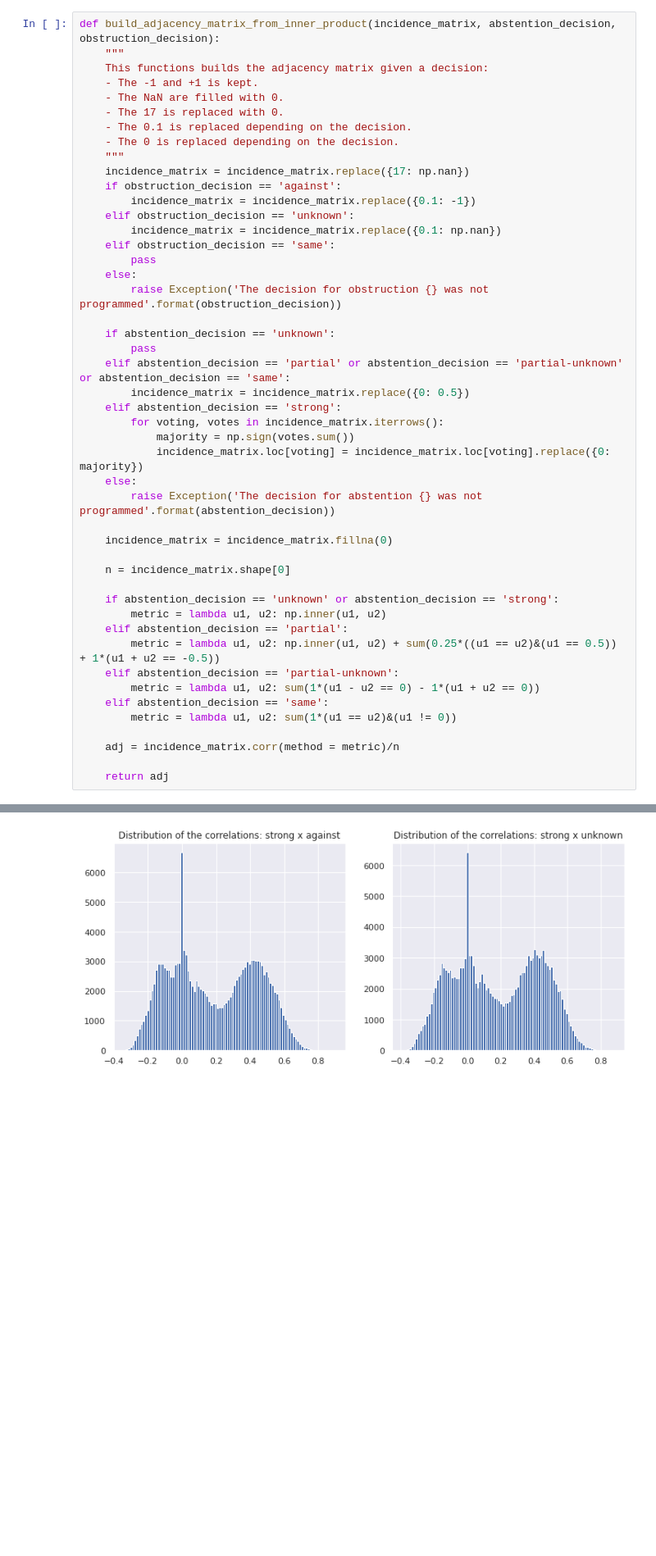
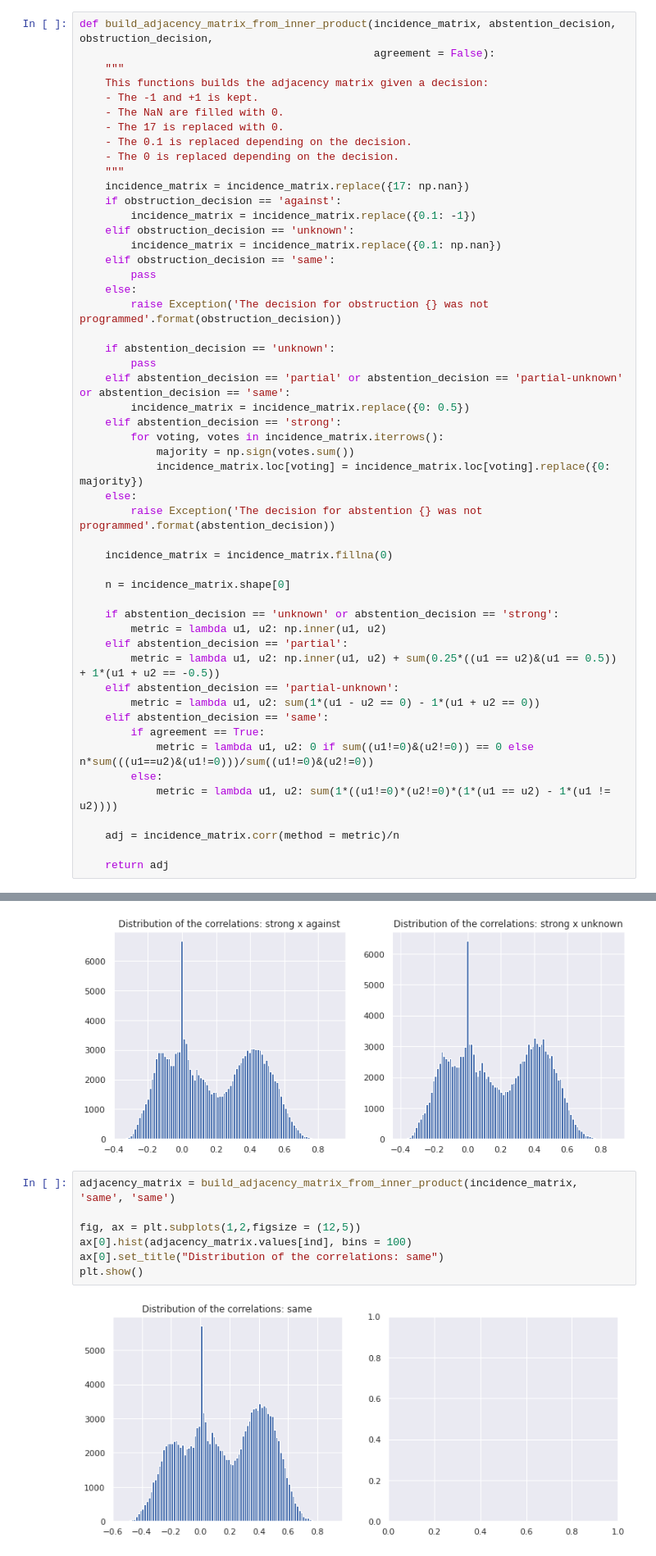
Before and after one commit to lucasmoschen/project-network-science, a Jupyter notebook: notebooks/network_construction.ipynb, the cells around one changed output, grey strips where cells are left out. Shown at 82% size. Saved outputs shown, nothing was run; the diff lists cells and outputs as text; blank space fills up the shorter version.

Commit message:
metric analysis

```diff
--- a/notebooks/network_construction.ipynb
+++ b/notebooks/network_construction.ipynb
@@ -103,7 +103,8 @@ a[~np.isnan(a)]
 # %% [output]
 array([-1. ,  0. ,  0.1,  1. , 17. ])
 # %%
-def build_adjacency_matrix_from_inner_product(incidence_matrix, abstention_decision, obstruction_decision):
+def build_adjacency_matrix_from_inner_product(incidence_matrix, abstention_decision, obstruction_decision,
+                                              agreement = False):
     """
     This functions builds the adjacency matrix given a decision:
     - The -1 and +1 is kept.
@@ -144,7 +145,10 @@ def build_adjacency_matrix_from_inner_product(incidence_matrix, abstention_decis
     elif abstention_decision == 'partial-unknown':
         metric = lambda u1, u2: sum(1*(u1 - u2 == 0) - 1*(u1 + u2 == 0))
     elif abstention_decision == 'same':
-        metric = lambda u1, u2: sum(1*(u1 == u2)&(u1 != 0))
+        if agreement == True:
+            metric = lambda u1, u2: 0 if sum((u1!=0)&(u2!=0)) == 0 else n*sum(((u1==u2)&(u1!=0)))/sum((u1!=0)&(u2!=0))
+        else:
+            metric = lambda u1, u2: sum(1*((u1!=0)*(u2!=0)*(1*(u1 == u2) - 1*(u1 != u2))))
 
     adj = incidence_matrix.corr(method = metric)/n
 
@@ -200,3 +204,12 @@ ax[1].set_title("Distribution of the correlations: strong x unknown")
 plt.show()
 # %% [output]
 [figure]
+# %%
+adjacency_matrix = build_adjacency_matrix_from_inner_product(incidence_matrix, 'same', 'same')
+
+fig, ax = plt.subplots(1,2,figsize = (12,5))
+ax[0].hist(adjacency_matrix.values[ind], bins = 100)
+ax[0].set_title("Distribution of the correlations: same")
+plt.show()
+# %% [output]
+[figure, added]
```
Also changed, not shown: parts of 1 cell of this notebook.
